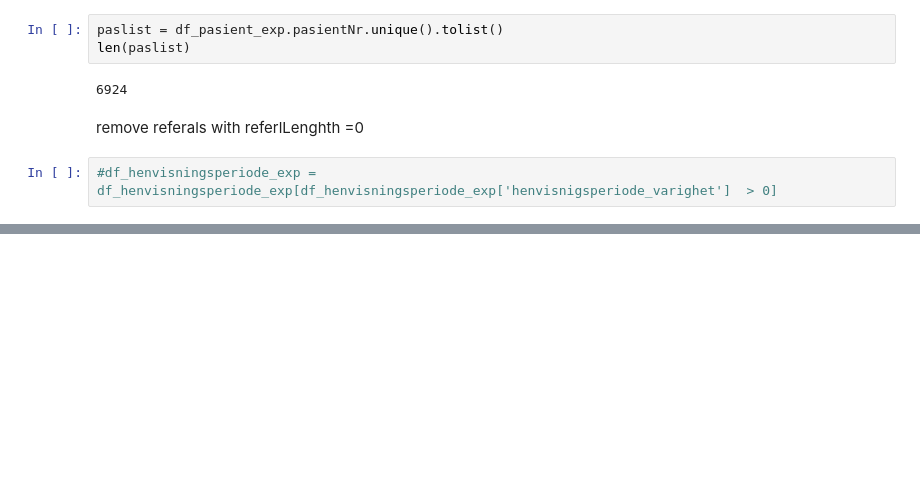
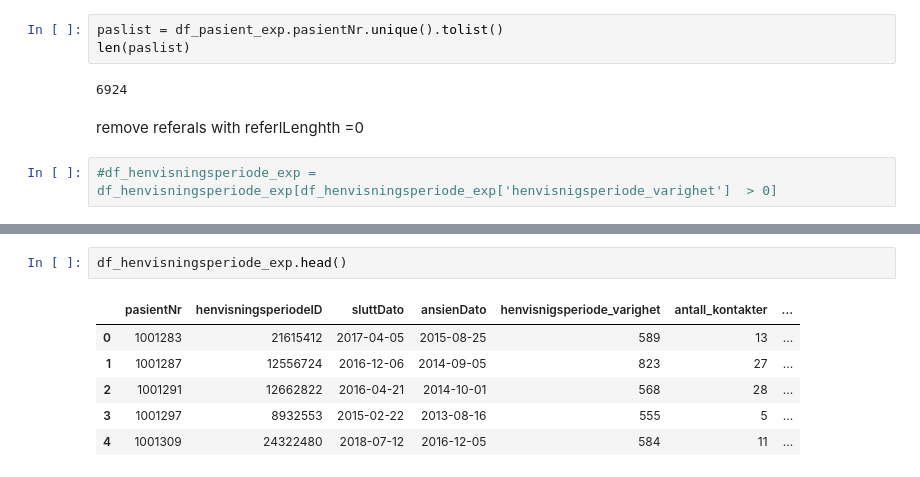
Before and after one commit to mounirHai/SynthCAMH, a Jupyter notebook: notebooks/exploratory/prepare_real_data.ipynb, the cells around one changed output, grey strips where cells are left out. Cells and saved outputs as stored; diff of their text form; blank space fills up the shorter version.

```diff
--- a/notebooks/exploratory/prepare_real_data.ipynb
+++ b/notebooks/exploratory/prepare_real_data.ipynb
@@ -1267 +1371,10 @@ memory usage: 483.2+ KB
+# %%
+df_henvisningsperiode_exp.head()
+# %% [output]
+|  | pasientNr | henvisningsperiodeID | sluttDato | ansienDato | henvisnigsperiode_varighet | antall_kontakter | ... |
+| 0 | 1001283 | 21615412 | 2017-04-05 | 2015-08-25 | 589 | 13 | ... |
+| 1 | 1001287 | 12556724 | 2016-12-06 | 2014-09-05 | 823 | 27 | ... |
+| 2 | 1001291 | 12662822 | 2016-04-21 | 2014-10-01 | 568 | 28 | ... |
+| 3 | 1001297 | 8932553 | 2015-02-22 | 2013-08-16 | 555 | 5 | ... |
+| 4 | 1001309 | 24322480 | 2018-07-12 | 2016-12-05 | 584 | 11 | ... |
 # %%
```
Also changed, not shown: parts of 27 cells of this notebook.
